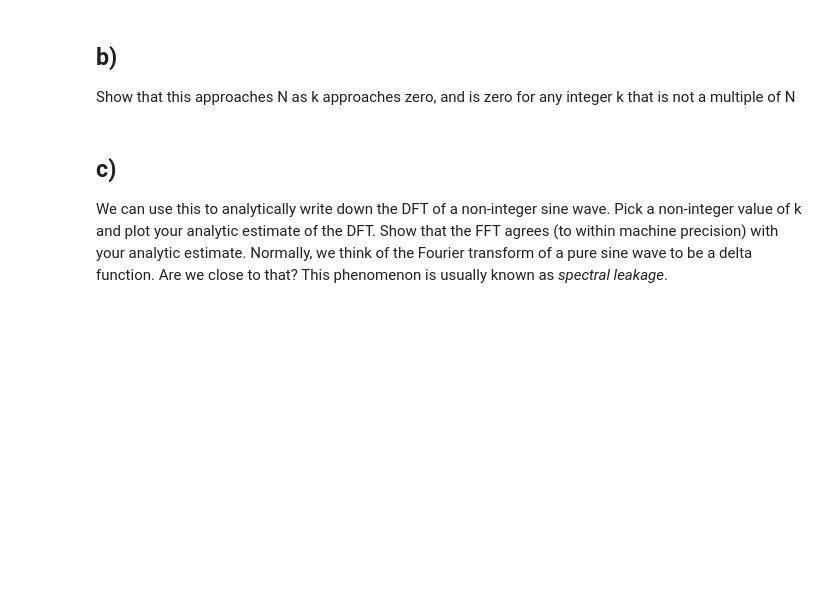
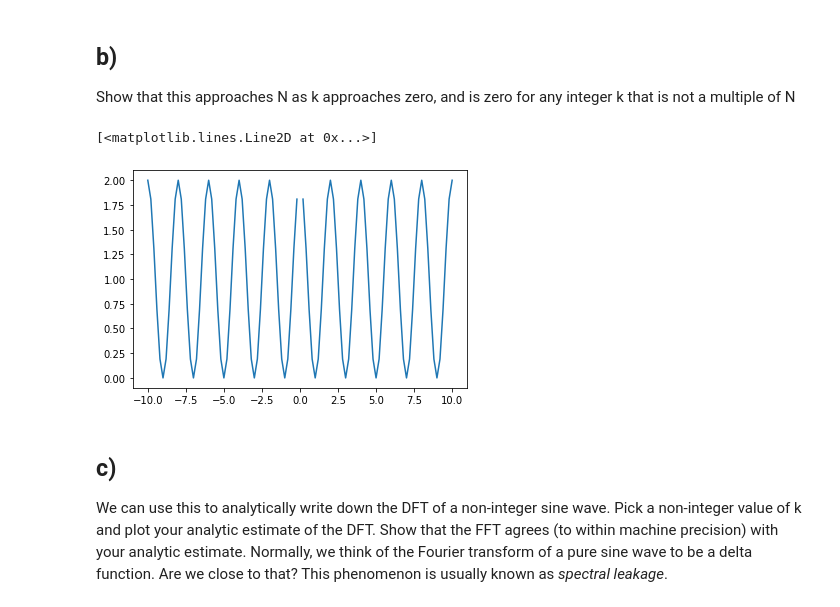
Before and after one commit to RphlFrmnt/PHYS512, a Jupyter notebook: Assign_4.ipynb, the cells around one changed output. Cells and saved outputs as stored; diff of their text form; code cells hidden in the pictures; blank space fills up the shorter version.

```diff
--- a/Assign_4.ipynb
+++ b/Assign_4.ipynb
@@ -226,6 +226,14 @@ $$\frac{1-\exp(−2πik)}{1-\exp(−2πik\big/N)} \blacksquare$$
 # %% [markdown]
 ## b)
 Show that this approaches N as k approaches zero, and is zero for any integer k that is not a multiple of N
+# %%
+k = np.linspace(-10,10,101)
+N = 2
+y = (1-np.exp(-2*np.pi*1j*k))/(1-np.exp(-2*np.pi*1j*k/N))
+plt.plot(k,y)
+# %% [output]
+[<matplotlib.lines.Line2D at 0x...>]
+[figure, added]
 # %% [markdown]
 ## c)
 We can use this to analytically write down the DFT of a non-integer sine wave. Pick a non-integer value of k and plot your analytic estimate of the DFT. Show that the FFT agrees (to within machine precision) with your analytic estimate. Normally, we think of the Fourier transform of a pure sine wave to be a delta function. Are we close to that? This phenomenon is usually known as _spectral leakage_.
```
